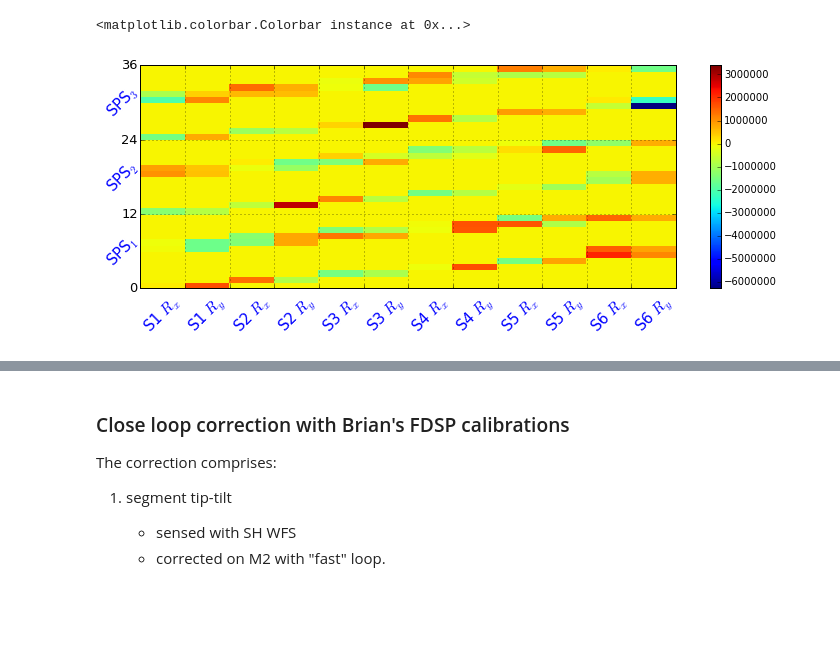
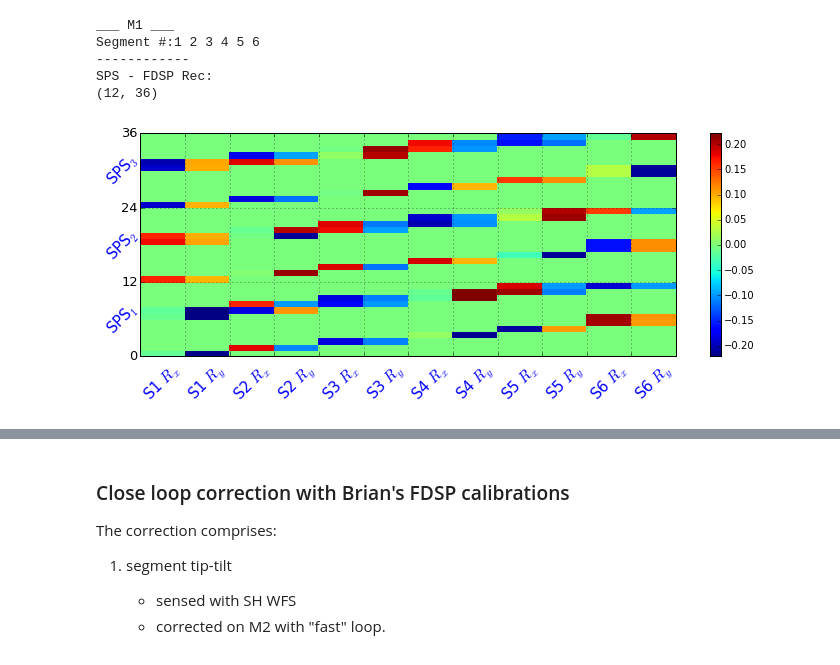
Before and after one commit to rconan/CEO, a Jupyter notebook: notebooks/FDSP_control-v2.ipynb, the cells around one changed output, grey strips where cells are left out. Saved outputs shown, nothing was run; the diff lists cells and outputs as text; code cells hidden in the pictures; blank space fills up the shorter version.

```diff
--- a/notebooks/FDSP_control-v2.ipynb
+++ b/notebooks/FDSP_control-v2.ipynb
@@ -13,0 +12,3 @@ import scipy.io as sio
+# %%
+## Generic simulation parameters
+VISU = True   # show graphic displays
@@ -116,0 +209,17 @@ def visu_SegmentPistonSensor(PS,a):
+# %%
+# Field aberrations in the off-axis performance directions (sfgs)
+sfgs.reset()
+gmt.propagate(sfgs)
+sf_rms0 = sfgs.wavefront.rms()*1e9
+print '--> max WF RMS at the edge of the field: %3.2f nm WF RMS'%np.max(sf_rms0)
+
+if VISU == True:
+    fig, ax2 = plt.subplots()
+    fig.set_size_inches((5,4))
+    contp = ax2.contourf(sfx, sfy, sf_rms0.reshape(len(sfx),-1))
+    clb = fig.colorbar(contp, ax=ax2)
+    ax2.grid()
+    ax2.tick_params(labelsize=12)
+    ax2.set_xlabel('field angle [arcsec]', fontsize=15)
+    clb.set_label('nm WF RMS', fontsize=15)
+    clb.ax.tick_params(labelsize=12)
@@ -286,23 +380,41 @@ Segment #:1 2 3 4 5 6
 # %%
-fig, ax = plt.subplots()
-fig.set_size_inches(12,4)
+# Calibrate FDSP Interaction Matrix and Reconstructor
+TTstroke = 50e-3 #arcsec
+gmt.reset()
+D_FDSP = gmt.calibrate(ps, gsps, mirror="M1", mode="FDSP", stroke=TTstroke*math.pi/180/3600,
+                       segment='edge', agws=wfs, recmat=R_M2_TT)
+R_FDSP = np.linalg.pinv(D_FDSP)
+print 'SPS - FDSP Rec:'
+print R_FDSP.shape
 
-imm = ax.pcolor(D_FDSP)
-ax.grid()
-ax.set_ylim([0,36])
-ax.set_xticks(range(12))
-ax.set_xticklabels(['S1 $R_x$','S1 $R_y$','S2 $R_x$','S2 $R_y$','S3 $R_x$','S3 $R_y$',
-                    'S4 $R_x$','S4 $R_y$','S5 $R_x$','S5 $R_y$','S6 $R_x$','S6 $R_y$'],
-                   ha='left', fontsize=15, rotation=45, color='b')
-ax.set_yticks([0,12,24,36])
-ax.tick_params(axis='y', labelsize=13)
-ax.text(-0.4,6,'SPS$_1$', rotation=45, ha='center', va='center', fontsize=15, color='b')
-ax.text(-0.4,18,'SPS$_2$', rotation=45, ha='center', va='center', fontsize=15, color='b')
-ax.text(-0.4,30,'SPS$_3$', rotation=45, ha='center', va='center', fontsize=15, color='b')
-fig.colorbar(imm)
+if VISU == True:
+    fig, ax = plt.subplots()
+    fig.set_size_inches(12,4)
+
+    #Rx and Ry are in radians. We want to show IM in microns RMS SURF of tilt
+    #We found using DOS that a segment tilt of 47 mas is equivalent to 0.5 microns RMS of tilt on an M1 segment.
+    AngleRadians_2_tiltcoeff = 0.5 / (47e-3*math.pi/180/3600) #angle in radians to microns RMS of tilt coeff
+
+    imm = ax.pcolor(D_FDSP/AngleRadians_2_tiltcoeff)  #in displaced pixels per microns RMS of M1 segment tilt
+    ax.grid()
+    ax.set_ylim([0,36])
+    ax.set_xticks(range(12))
+    ax.set_xticklabels(['S1 $R_x$','S1 $R_y$','S2 $R_x$','S2 $R_y$','S3 $R_x$','S3 $R_y$',
+                        'S4 $R_x$','S4 $R_y$','S5 $R_x$','S5 $R_y$','S6 $R_x$','S6 $R_y$'],
+                       ha='left', fontsize=15, rotation=45, color='b')
+    ax.set_yticks([0,12,24,36])
+    ax.tick_params(axis='y', labelsize=13)
+    ax.text(-0.4,6,'SPS$_1$', rotation=45, ha='center', va='center', fontsize=15, color='b')
+    ax.text(-0.4,18,'SPS$_2$', rotation=45, ha='center', va='center', fontsize=15, color='b')
+    ax.text(-0.4,30,'SPS$_3$', rotation=45, ha='center', va='center', fontsize=15, color='b')
+    fig.colorbar(imm)
 # %% [output]
-<matplotlib.colorbar.Colorbar instance at 0x...>
+___ M1 ___
+Segment #:1 2 3 4 5 6
+------------
+SPS - FDSP Rec:
+(12, 36)
-[figure, old version]
+[figure, new version]
 # %%
 ##### Combine Interaction Matrices of M1 segment piston AND FDSP.
 D_PIST = np.concatenate((D_M1_PS, D_FDSP), axis=1)
```
Also changed, not shown: parts of 52 cells of this notebook, 2 other files.
